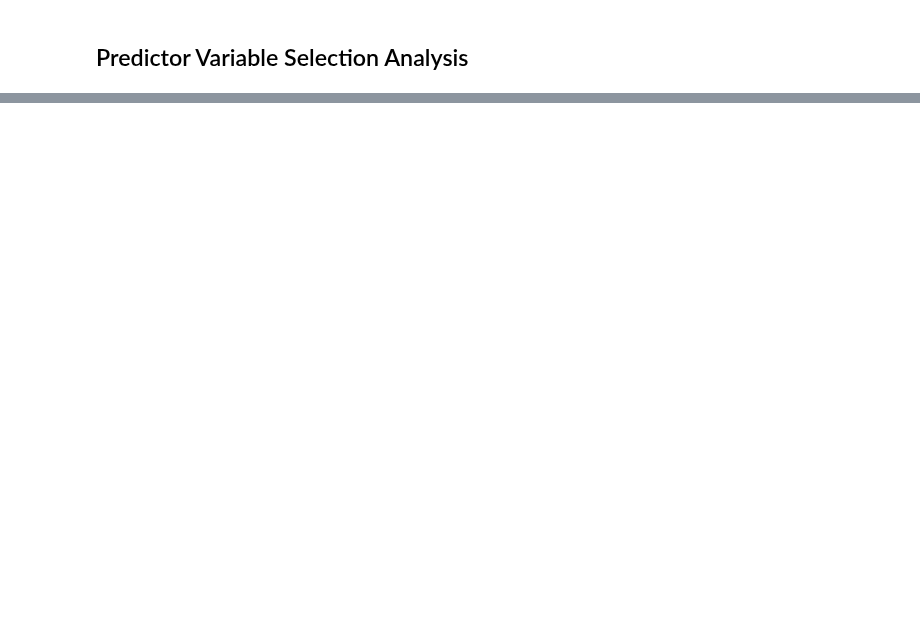
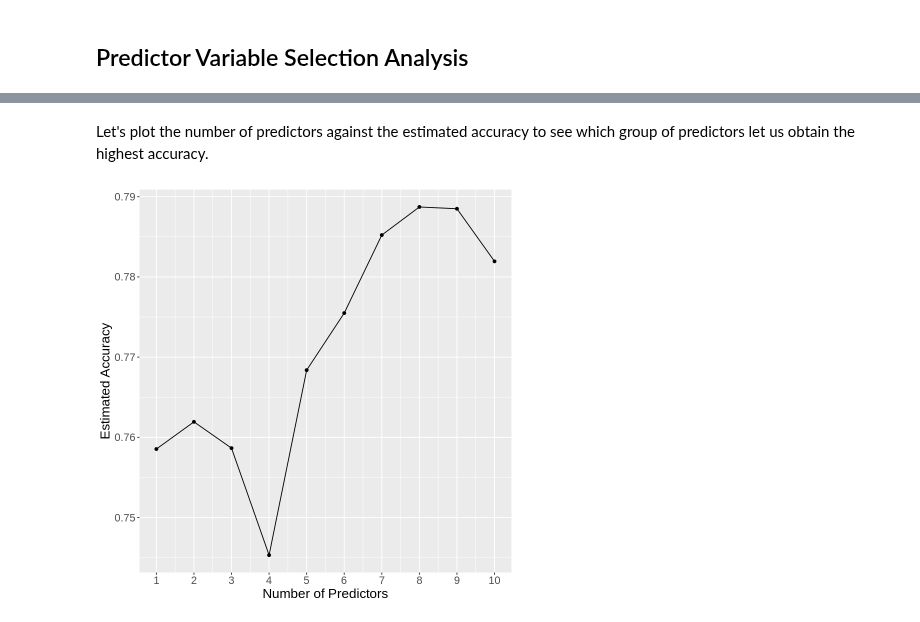
Before and after one commit to ibrahim1623/DSCI-100-Project, a Jupyter notebook: jason's_final_work.ipynb, the cells around one changed output, grey strips where cells are left out. Cells and saved outputs as stored; diff of their text form; code cells hidden in the pictures; blank space fills up the shorter version.

```diff
--- a/jason's_final_work.ipynb
+++ b/jason's_final_work.ipynb
@@ -172,0 +204,9 @@ We see that there are no anomalies and the number of observations with respect t
+# %%
+heart_sub <- heart_clean_predSel |>
+             select(diag,
+                    c("age","cp","trestbps",
+           "chol","fbs","restecg","thalach",
+           "exang","oldpeak","slope",
+           "diag") )
+pred_names <- colnames(heart_sub |> select(-diag))
+heart_sub
@@ -172,0 +306,13 @@ We see that there are no anomalies and the number of observations with respect t
+# %% [markdown]
+Let's plot the number of predictors against the estimated accuracy to see which group of predictors let us obtain the highest accuracy.
+# %%
+best_pred_plot <- accuracies |>
+                  ggplot( aes(x = size, y = accuracy)) +
+                  geom_point() +
+                  geom_line() +
+                  labs(x = "Number of Predictors", y = "Estimated Accuracy") +
+                  theme(text = element_text(size = 16)) +
+                  scale_x_continuous(breaks = seq(0, 10, by = 1))
+best_pred_plot
+# %% [output]
+[figure, added]
```
Also changed, not shown: parts of 12 cells of this notebook.
